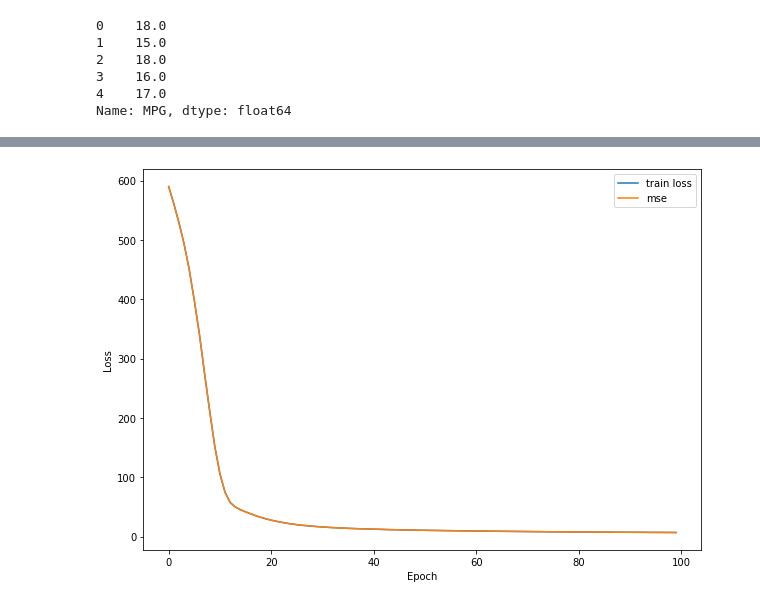
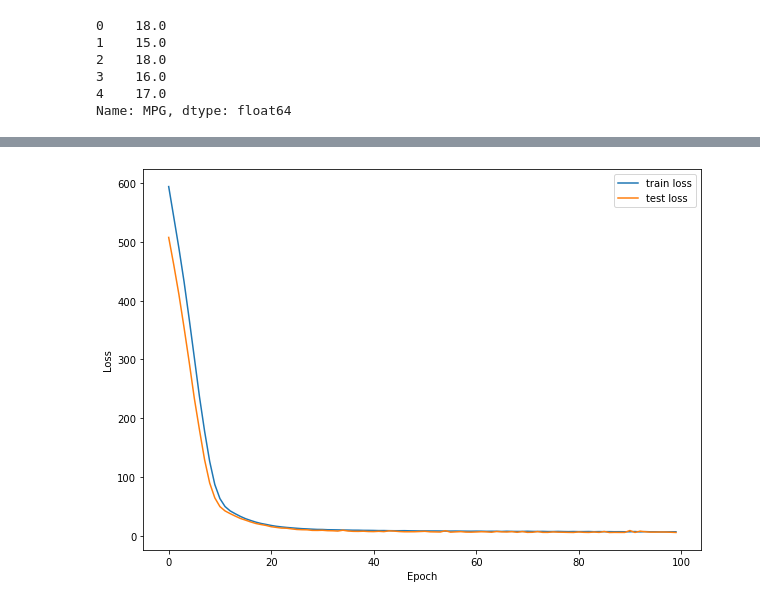
Before and after one commit to dsamne/AI-class, a Jupyter notebook: car_MPG.ipynb, the cells around one changed output, grey strips where cells are left out. Drawn from its saved outputs; the diff is of its cells as text; code cells hidden in the pictures.

```diff
--- a/car_MPG.ipynb
+++ b/car_MPG.ipynb
@@ -114,7 +114,7 @@ model = Sequential()
 model.add(Dense(64, activation = 'relu', input_shape = (7,)))
 model.add(Dense(32, activation = 'relu'))
 model.add(Dense(1))
-model.compile(optimizer = 'adam', loss = 'mse', metrics = ['mse'])
+model.compile(optimizer = 'rmsprop', loss = 'mse', metrics = ['mse'])
 
 model.summary()
 # %% [output]
@@ -135,6 +135,6 @@ Non-trainable params: 0
 _________________________________________________________________
 # %%
 N_EPOCHS = 100
-history = model.fit(X_train, y_train, epochs = N_EPOCHS)
+history = model.fit(X_train, y_train, epochs = N_EPOCHS, validation_data=(X_test, y_test))
 # %% [output]
 Epoch 1/100
@@ -162,12 +162,12 @@ model.evaluate(X_test, y_test)
 # %%
 # loss 체크
 import matplotlib.pyplot as plt
 plt.figure(figsize=(10,7))
 plt.plot(range(N_EPOCHS), history.history['loss'], label='train loss')
-plt.plot(range(N_EPOCHS), history.history['mse'], label='mse')
+plt.plot(range(N_EPOCHS), history.history['val_loss'], label='test loss')
 plt.xlabel('Epoch')
 plt.ylabel('Loss')
 plt.legend()
 plt.show()
 # %% [output]
-[figure, old version]
+[figure, new version]
```
Also changed, not shown: parts of 6 cells of this notebook.
